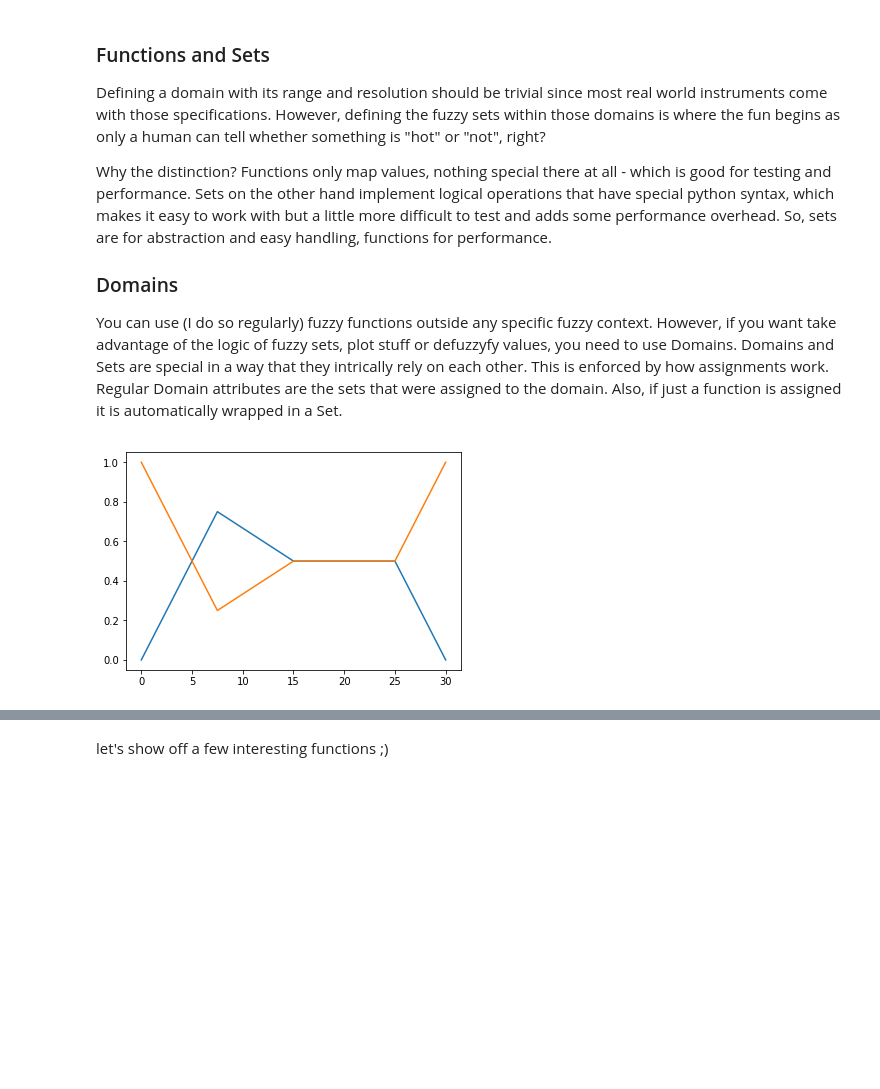
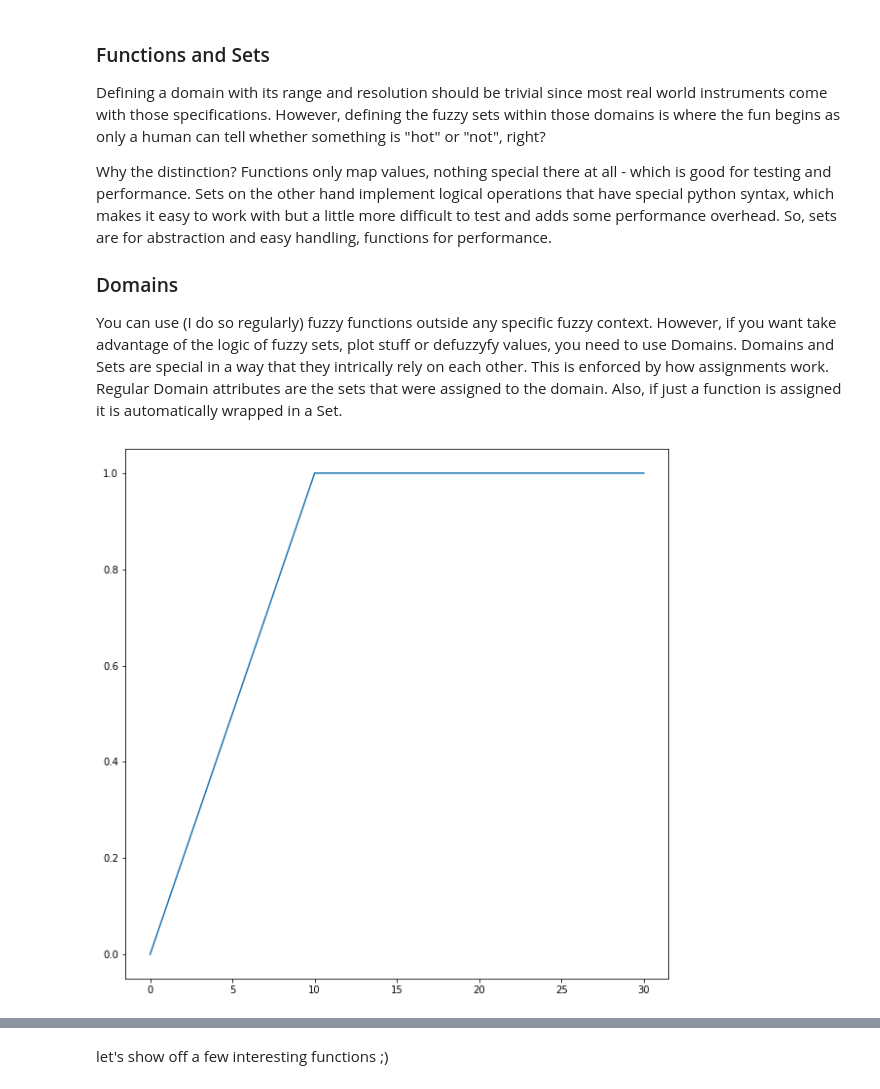
Before and after one commit to Python-Fuzzylogic/fuzzylogic, a Jupyter notebook: docs/Showcase.ipynb, the cells around one changed output, grey strips where cells are left out. Cells and saved outputs as stored; diff of their text form; code cells hidden in the pictures; blank space fills up the shorter version.

```diff
--- a/docs/Showcase.ipynb
+++ b/docs/Showcase.ipynb
@@ -10,20 +13,3 @@ Why the distinction? Functions only map values, nothing special there at all - w
 
 ### Domains
 You can use (I do so regularly) fuzzy functions outside any specific fuzzy context. However, if you want take advantage of the logic of fuzzy sets, plot stuff or defuzzyfy values, you need to use Domains. Domains and Sets are special in a way that they intrically rely on each other. This is enforced by how assignments work. Regular Domain attributes are the sets that were assigned to the domain. Also, if just a function is assigned it is automatically wrapped in a Set.
-# %%
-%matplotlib inline
-from fuzzy.classes import Domain
-from fuzzy.functions import R, S, alpha
-
-T = Domain("test", 0, 30, res=0.1)
-
-T.up = R(0,10)
-T.top = alpha(floor=0.5, ceiling=1, func=S(0, 30))
-T.down = S(20, 30)
-T.polygon = up & top & down
-
-T.polygon.plot()
-T.not_polygon = ~T.polygon
-T.not_polygon.plot()
-# %% [output]
-[figure, removed]
@@ -29,0 +24,5 @@ T.not_polygon.plot()
+# %%
+T.up = R(0,10)
+T.up.plot()
+# %% [output]
+[figure, added]
```
Also changed, not shown: parts of 14 cells of this notebook.
